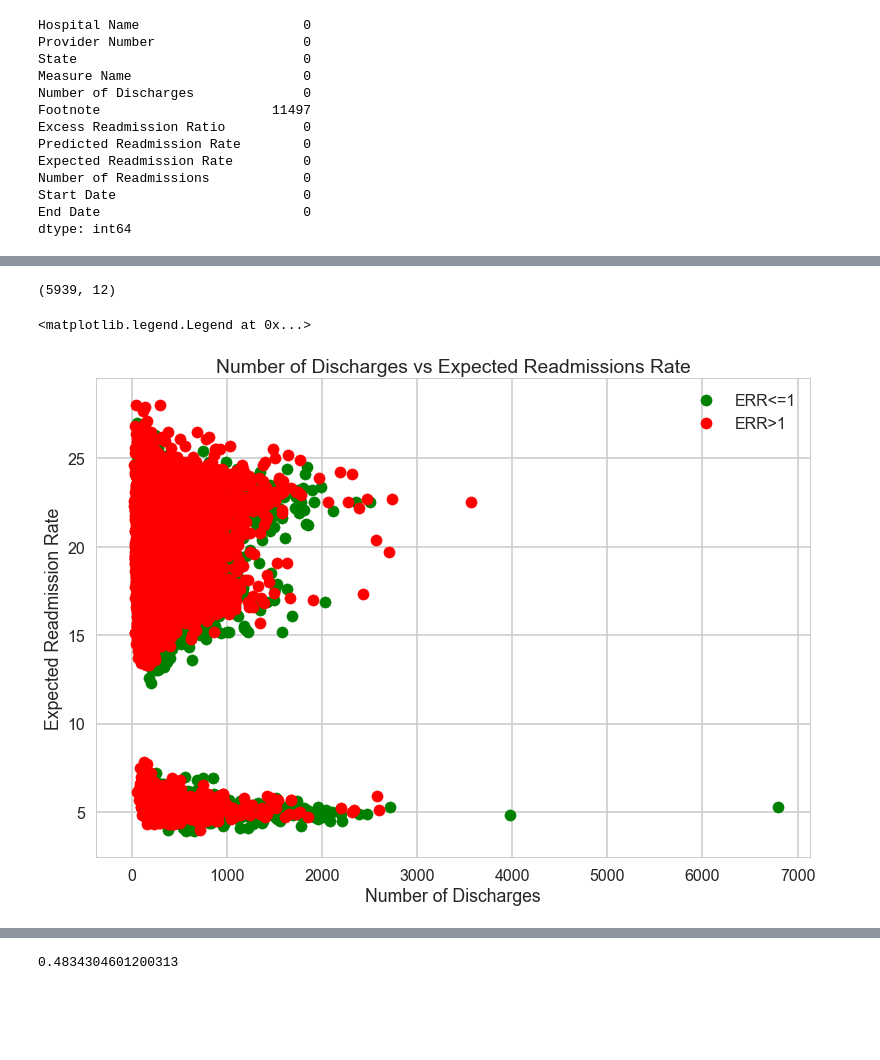
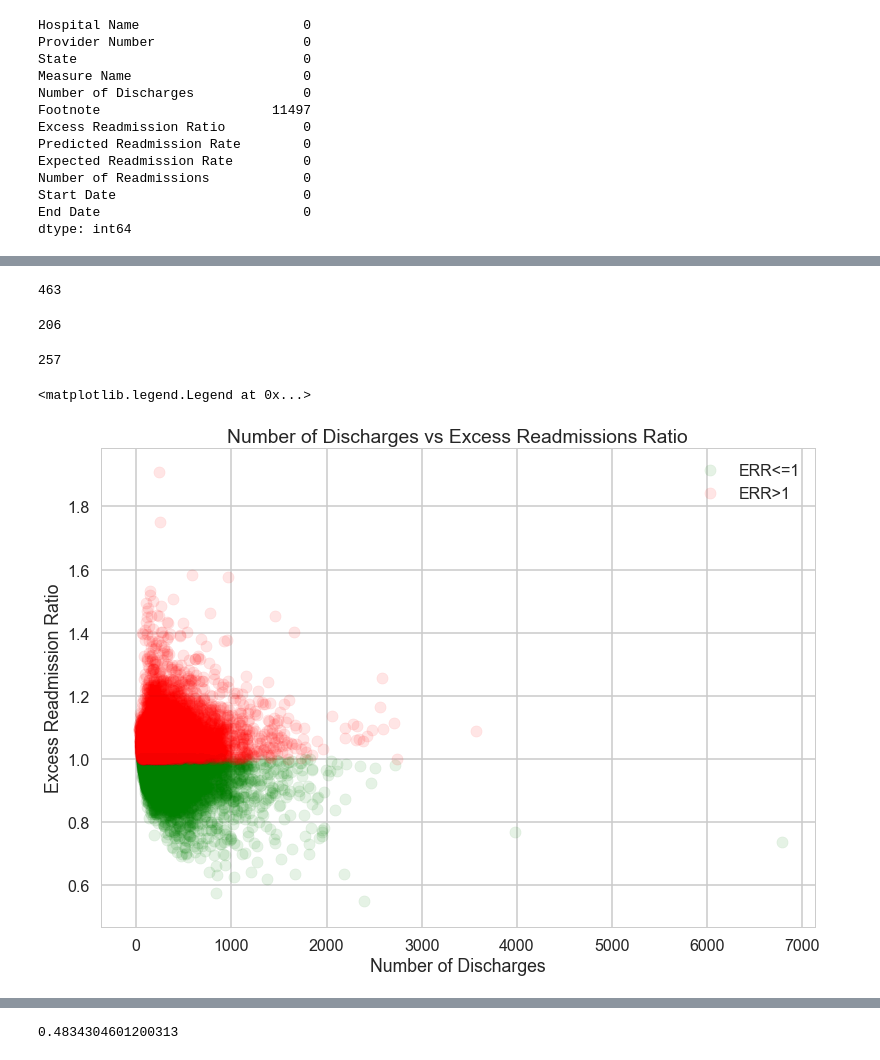
Before and after one commit to DrAugustine1981/Springboard, a Jupyter notebook: hospital_readmission_EDA.ipynb, the cells around one changed output, grey strips where cells are left out. Saved outputs shown, nothing was run; the diff lists cells and outputs as text; code cells hidden in the pictures; blank space fills up the shorter version.

Commit message:
Revised hospital readmission EDA

```diff
--- a/hospital_readmission_EDA.ipynb
+++ b/hospital_readmission_EDA.ipynb
@@ -261,0 +302,4 @@ h1
+# %%
+import seaborn as sns
+sns.set_style("whitegrid")
+ax = sns.boxplot(x=new['Number of Discharges'])
@@ -262,16 +320,29 @@ h1
+# %%
+#Large hospitals with Number of Discharges>1000 are obly 463
+bigcap=new[new['Number of Discharges']>1000]
+bigcap.shape[0]
+# %% [output]
+463
+# %%
+B1=bigcap[bigcap['Excess Readmission Ratio']>1]
+B1.shape[0]
+# %% [output]
+206
+# %%
+B2=bigcap[bigcap['Excess Readmission Ratio']<=1]
+B2.shape[0]
+# %% [output]
+257
 # %%
-# hospitals with excess readmission ration>1
+hosp1=new[new['Excess Readmission Ratio']<=1]
 hosp2=new[new['Excess Readmission Ratio']>1]
-hosp2.shape
-# %% [output]
-(5939, 12)
 # %%
-plt.scatter(hosp1['Number of Discharges'], hosp1['Expected Readmission Rate'], c='g', label="ERR<=1")
-plt.scatter(hosp2['Number of Discharges'], hosp2['Expected Readmission Rate'], c='r', label='ERR>1')
+plt.scatter(hosp1['Number of Discharges'], hosp1['Excess Readmission Ratio'], c='g', label="ERR<=1", alpha=0.10)
+plt.scatter(hosp2['Number of Discharges'], hosp2['Excess Readmission Ratio'], c='r', label='ERR>1', alpha=0.1)
 plt.xlabel('Number of Discharges')
-plt.ylabel('Expected Readmission Rate')
-plt.title('Number of Discharges vs Expected Readmissions Rate')
+plt.ylabel('Excess Readmission Ratio')
+plt.title('Number of Discharges vs Excess Readmissions Ratio')
 plt.legend()
 # %% [output]
 <matplotlib.legend.Legend at 0x...>
-[figure, old version]
+[figure, new version]
```
Also changed, not shown: parts of 47 cells of this notebook.
